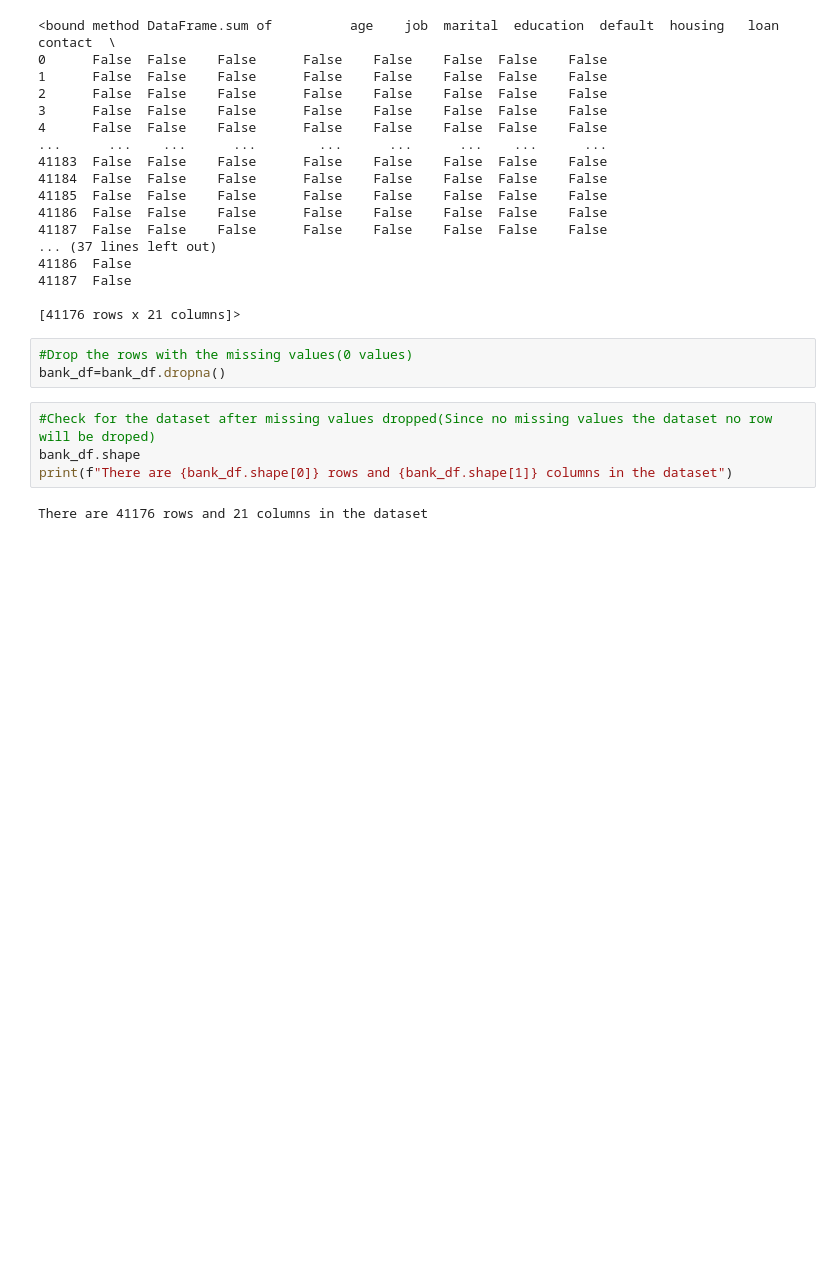
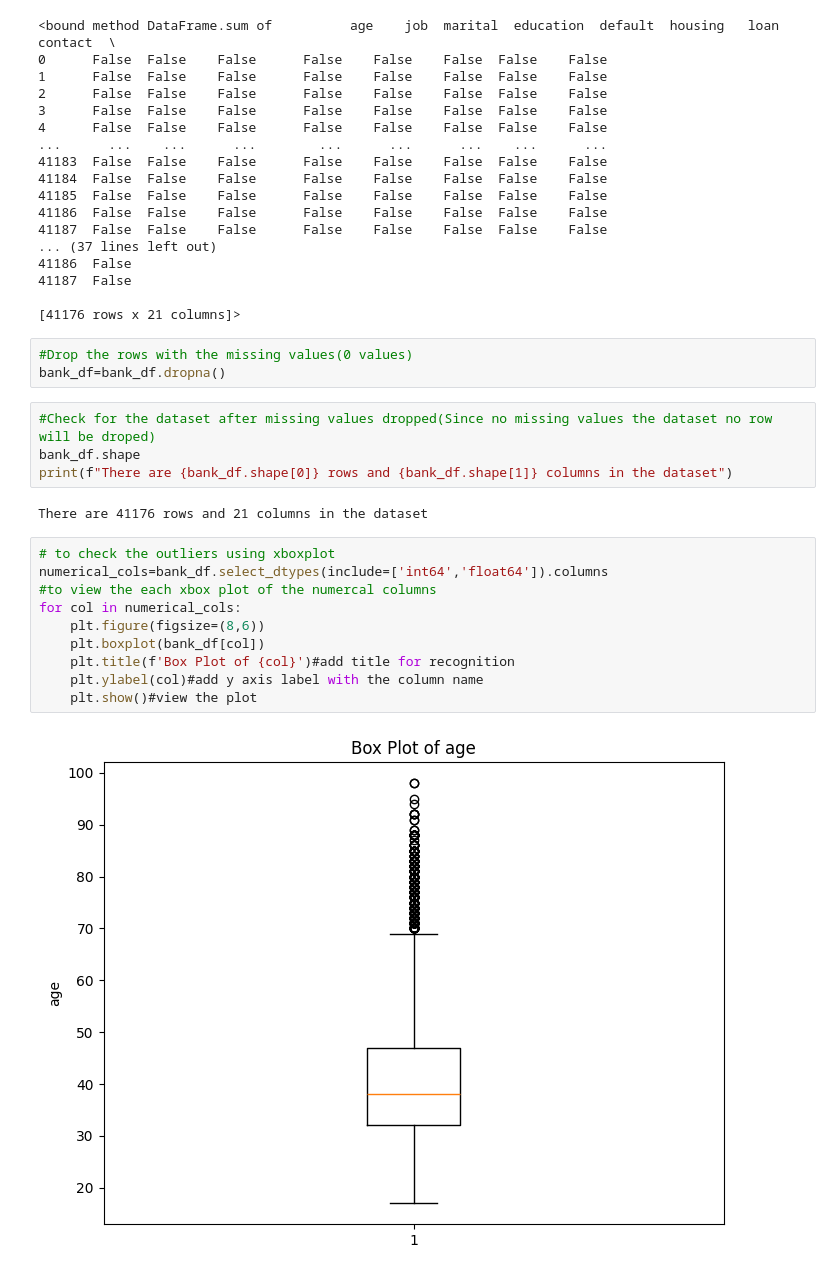
Before and after one commit to YasanthiClair/ML_coursework_, a Jupyter notebook: MachineLearning_CW.ipynb, the cells around one changed output. Saved outputs shown, nothing was run; the diff lists cells and outputs as text; blank space fills up the shorter version.

Commit message:
Checking for the outliers

```diff
--- a/MachineLearning_CW.ipynb
+++ b/MachineLearning_CW.ipynb
@@ -109,3 +118,15 @@ bank_df.shape
 print(f"There are {bank_df.shape[0]} rows and {bank_df.shape[1]} columns in the dataset")
 # %% [output]
 There are 41176 rows and 21 columns in the dataset
+# %%
+# to check the outliers using xboxplot
+numerical_cols=bank_df.select_dtypes(include=['int64','float64']).columns
+#to view the each xbox plot of the numercal columns
+for col in numerical_cols:
+    plt.figure(figsize=(8,6))
+    plt.boxplot(bank_df[col])
+    plt.title(f'Box Plot of {col}')#add title for recognition
+    plt.ylabel(col)#add y axis label with the column name
+    plt.show()#view the plot
+# %% [output]
+[figure, added]
```
Also changed, not shown: parts of 6 cells of this notebook.
